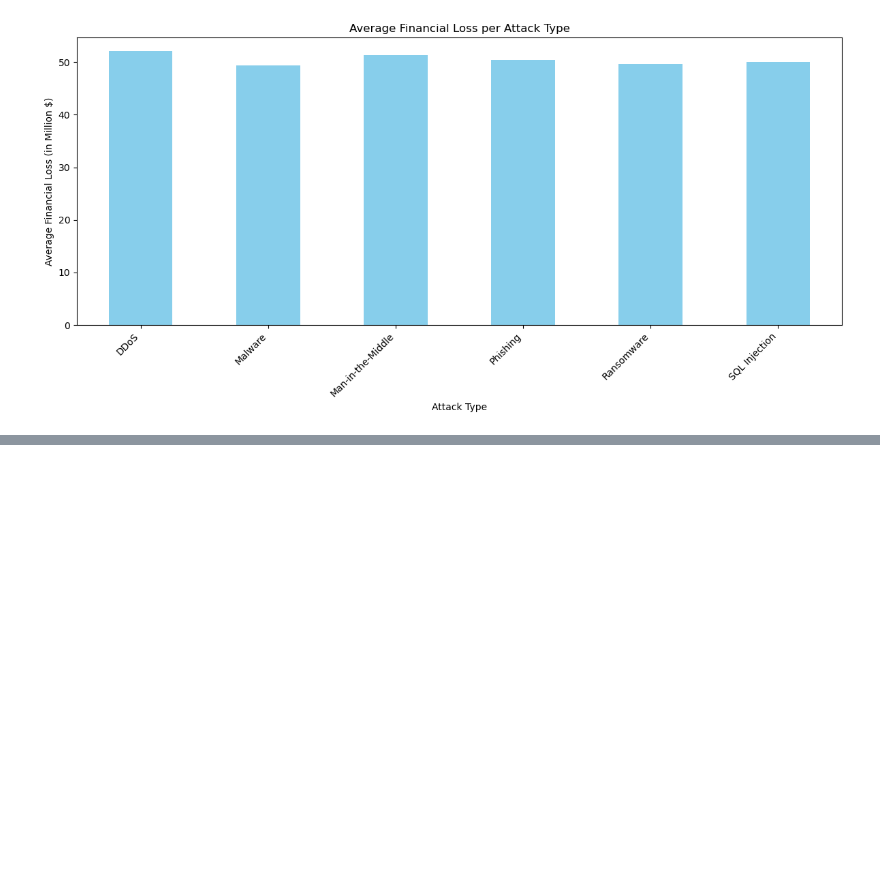
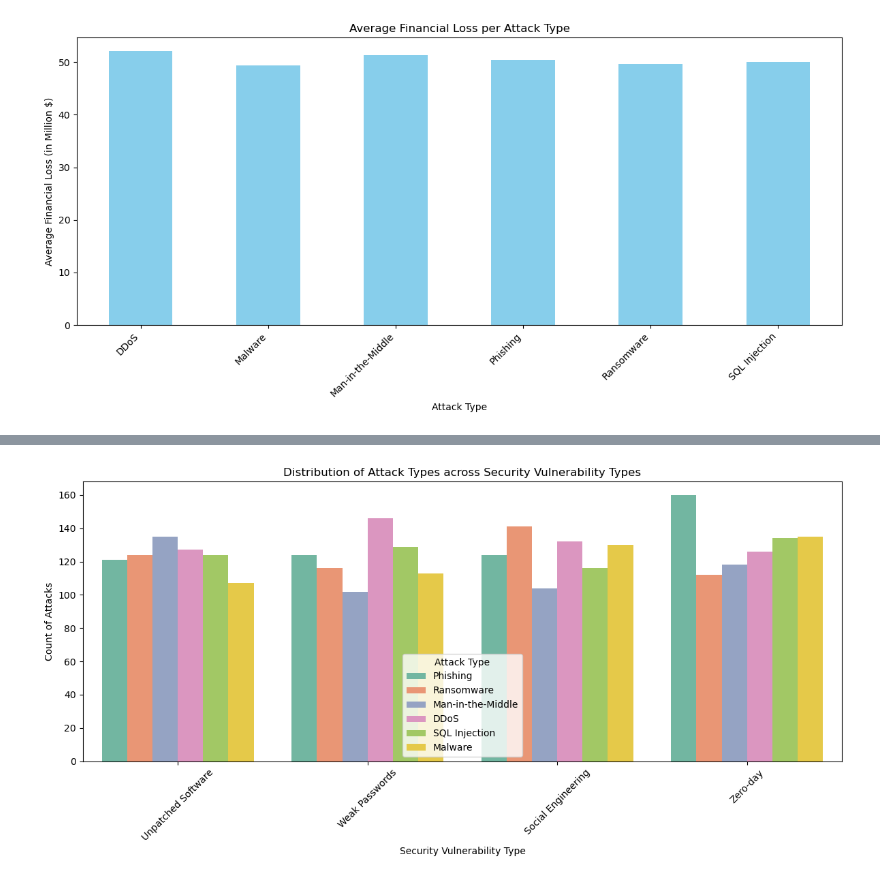
Before and after one commit to swetakoski/cyber_threats_data, a Jupyter notebook: python_group_project.ipynb, the cells around one changed output, grey strips where cells are left out. Cells and saved outputs as stored; diff of their text form; code cells hidden in the pictures; blank space fills up the shorter version.

```diff
--- a/python_group_project.ipynb
+++ b/python_group_project.ipynb
@@ -209,0 +260,13 @@ plt.show()
+# %%
+# Create a count plot to show the relationship between Attack Type and Security Vulnerability Type
+plt.figure(figsize=(12, 6))
+sns.countplot(data=df, x='Security Vulnerability Type', hue='Attack Type', palette='Set2')
+
+plt.title('Distribution of Attack Types across Security Vulnerability Types')
+plt.xlabel('Security Vulnerability Type')
+plt.ylabel('Count of Attacks')
+plt.xticks(rotation=45)
+plt.tight_layout()
+plt.show()
+# %% [output]
+[figure, added]
```
Also changed, not shown: parts of 3 cells of this notebook.
